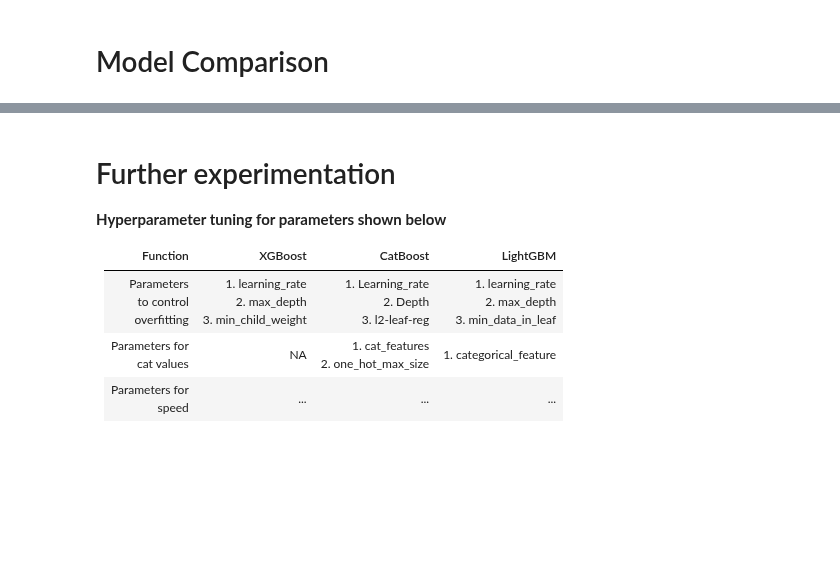
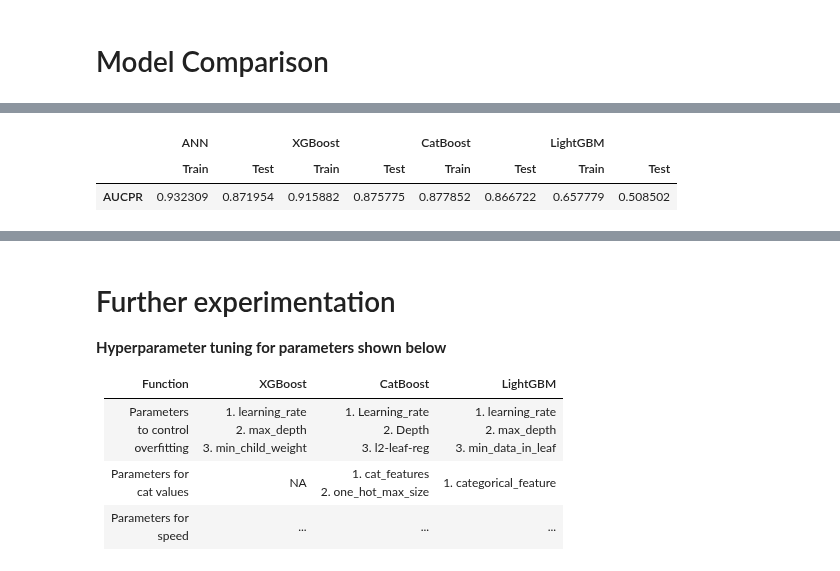
Before and after one commit to NotAndex/Demo, a Jupyter notebook: Supervised_anomaly_detection_comparison_of_models_.ipynb, the cells around one changed output, grey strips where cells are left out. Saved outputs shown, nothing was run; the diff lists cells and outputs as text; code cells hidden in the pictures; blank space fills up the shorter version.

```diff
--- a/Supervised_anomaly_detection_comparison_of_models_.ipynb
+++ b/Supervised_anomaly_detection_comparison_of_models_.ipynb
@@ -430,3 +424,19 @@ pd.DataFrame.from_dict(scores)
+# %%
+# Nested Dictionary to Multiindex Dataframe
+reformed_score = {}
+for outerKey, innerDict in scores.items():
+    for innerKey, values in innerDict.items():
+        reformed_score[(outerKey,
+                       innerKey)] = values
+
+# Multiindex dataframe for pandas DataFrame
+reformed_score
+# Easier to read in the Notebook
+pd.DataFrame(reformed_score)
+# %% [output]
+|  | ANN |  | XGBoost |  | CatBoost |  | LightGBM |  |
+|  | Train | Test | Train | Test | Train | Test | Train | Test |
+| AUCPR | 0.932309 | 0.871954 | 0.915882 | 0.875775 | 0.877852 | 0.866722 | 0.657779 | 0.508502 |
 # %%
 plot_prc(f"Train ANN AUPRC({scores['ANN']['Train']['AUCPR']:.3})", y_train, y_train_pred_nn, color=colors[0])
 plot_prc(f"Test ANN AUPRC({scores['ANN']['Test']['AUCPR']:.3})", y_test, y_test_pred_nn, color=colors[0], linestyle='--')
```
Also changed, not shown: parts of 5 cells of this notebook.
